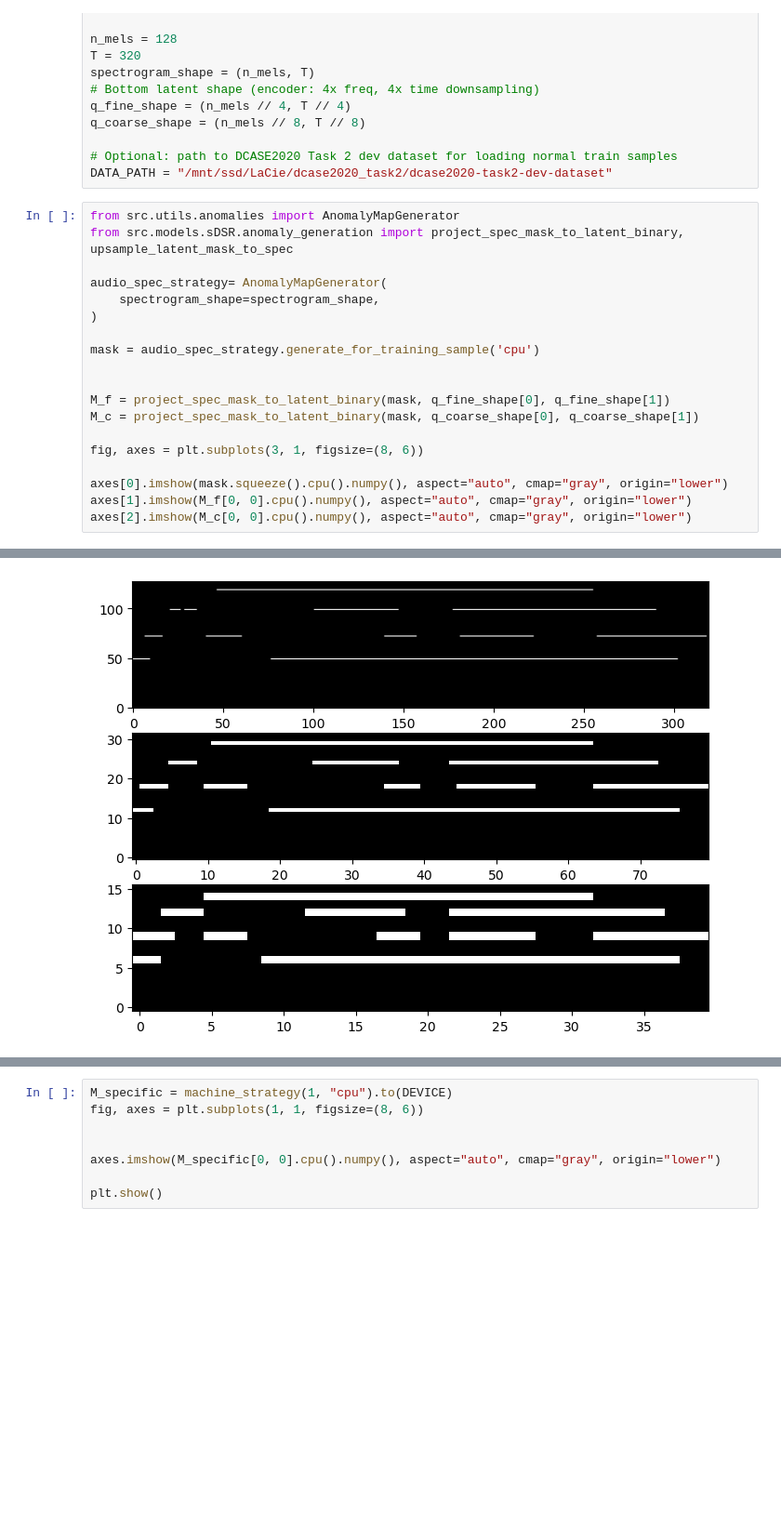
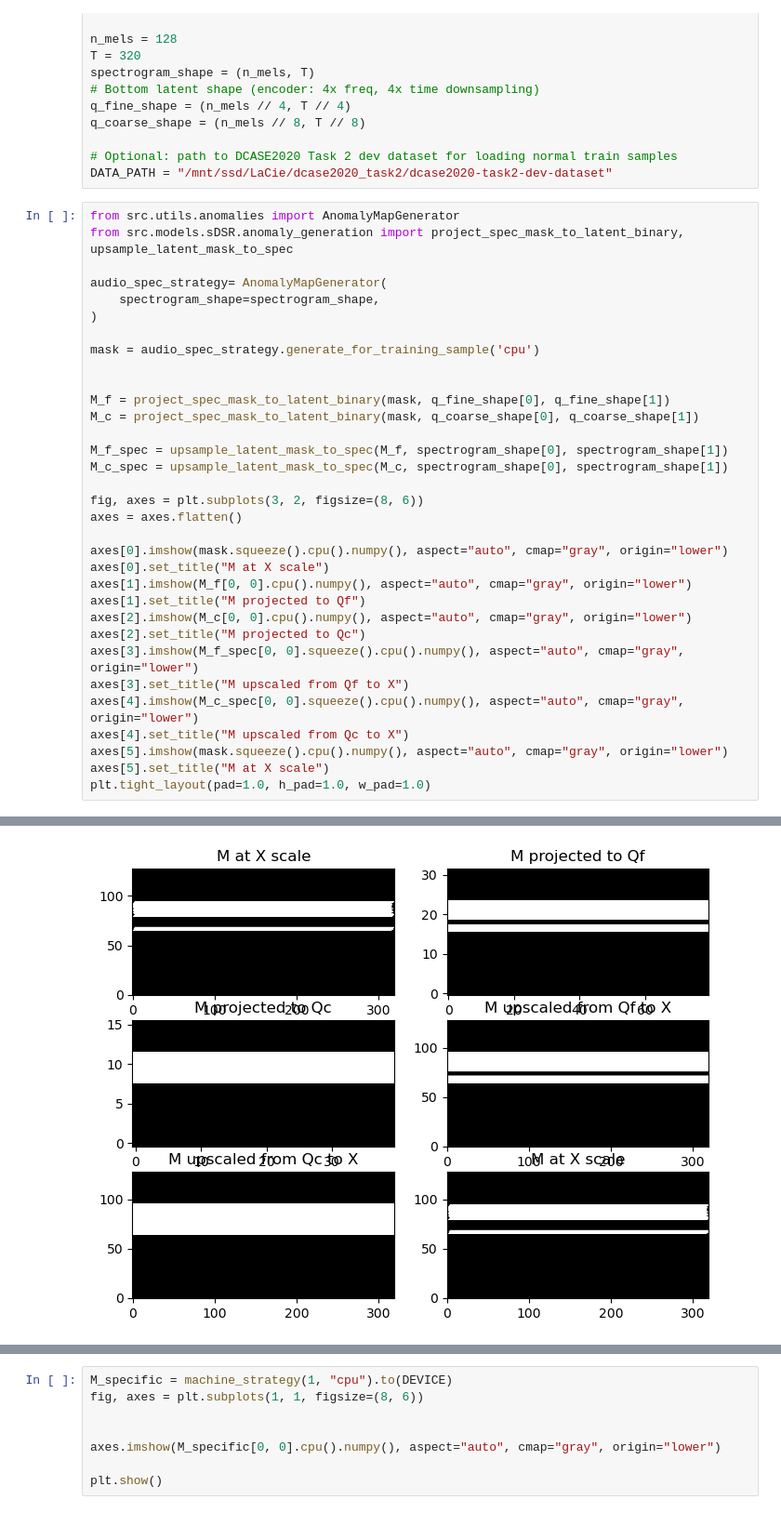
Before and after one commit to raidantimosquitos/semcom-sDSR, a Jupyter notebook: notebooks/anomaly_mask_analysis.ipynb, the cells around one changed output, grey strips where cells are left out. Shown at 93% size. Saved outputs shown, nothing was run; the diff lists cells and outputs as text; blank space fills up the shorter version.

```diff
--- a/notebooks/anomaly_mask_analysis.ipynb
+++ b/notebooks/anomaly_mask_analysis.ipynb
@@ -49,9 +49,23 @@ mask = audio_spec_strategy.generate_for_training_sample('cpu')
 M_f = project_spec_mask_to_latent_binary(mask, q_fine_shape[0], q_fine_shape[1])
 M_c = project_spec_mask_to_latent_binary(mask, q_coarse_shape[0], q_coarse_shape[1])
 
-fig, axes = plt.subplots(3, 1, figsize=(8, 6))
+M_f_spec = upsample_latent_mask_to_spec(M_f, spectrogram_shape[0], spectrogram_shape[1])
+M_c_spec = upsample_latent_mask_to_spec(M_c, spectrogram_shape[0], spectrogram_shape[1])
+
+fig, axes = plt.subplots(3, 2, figsize=(8, 6))
+axes = axes.flatten()
 
 axes[0].imshow(mask.squeeze().cpu().numpy(), aspect="auto", cmap="gray", origin="lower")
+axes[0].set_title("M at X scale")
 axes[1].imshow(M_f[0, 0].cpu().numpy(), aspect="auto", cmap="gray", origin="lower")
+axes[1].set_title("M projected to Qf")
 axes[2].imshow(M_c[0, 0].cpu().numpy(), aspect="auto", cmap="gray", origin="lower")
+axes[2].set_title("M projected to Qc")
+axes[3].imshow(M_f_spec[0, 0].squeeze().cpu().numpy(), aspect="auto", cmap="gray", origin="lower")
+axes[3].set_title("M upscaled from Qf to X")
+axes[4].imshow(M_c_spec[0, 0].squeeze().cpu().numpy(), aspect="auto", cmap="gray", origin="lower")
+axes[4].set_title("M upscaled from Qc to X")
+axes[5].imshow(mask.squeeze().cpu().numpy(), aspect="auto", cmap="gray", origin="lower")
+axes[5].set_title("M at X scale")
+plt.tight_layout(pad=1.0, h_pad=1.0, w_pad=1.0)
 # %% [output]
@@ -59 +73 @@ axes[2].imshow(M_c[0, 0].cpu().numpy(), aspect="auto", cmap="gray", origin="lowe
-[figure, old version]
+[figure, new version]
```
Also changed, not shown: parts of 8 cells of this notebook, 1 other file.
